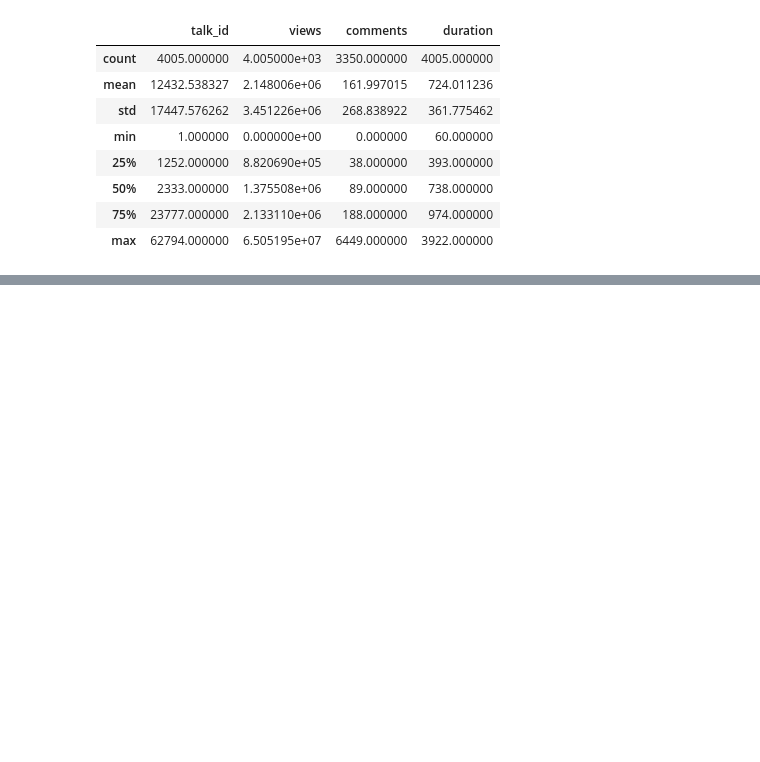
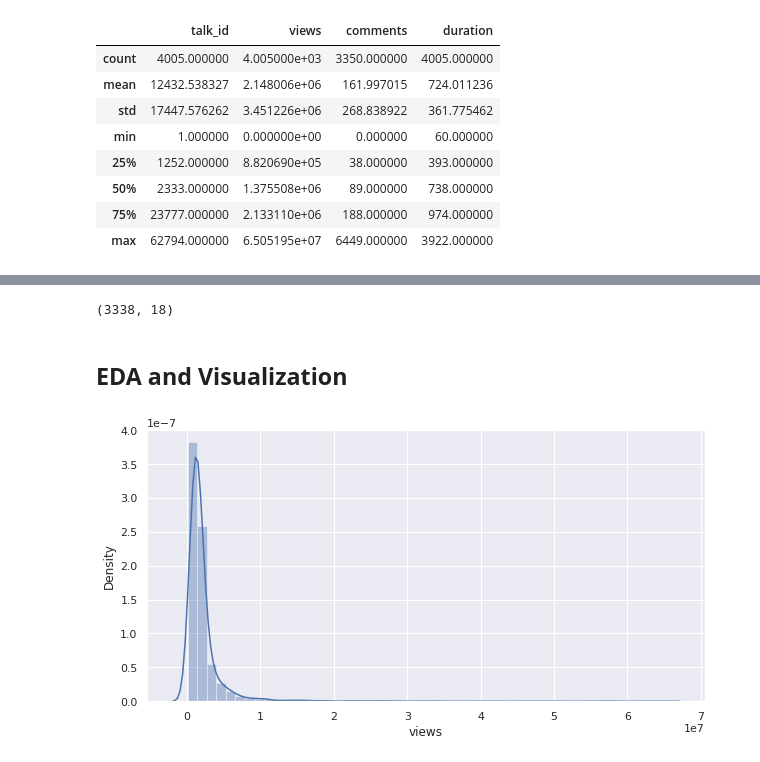
Before and after one commit to Prasad-Khedkar/TED-Talk-Views-Prediction, a Jupyter notebook: TED_Talk_Views_Prediction.ipynb, the cells around one changed output, grey strips where cells are left out. Drawn from its saved outputs; the diff is of its cells as text; code cells hidden in the pictures; blank space fills up the shorter version.

```diff
--- a/TED_Talk_Views_Prediction.ipynb
+++ b/TED_Talk_Views_Prediction.ipynb
@@ -72,4 +72,6 @@ df.describe()                           # Numerical attributes
 | 50% | 2333.000000 | 1.375508e+06 | 89.000000 | 738.000000 |
 | 75% | 23777.000000 | 2.133110e+06 | 188.000000 | 974.000000 |
 | max | 62794.000000 | 6.505195e+07 | 6449.000000 | 3922.000000 |
+# %%
+df = df.set_index('talk_id')           ## setting talk id as index
 # %%
@@ -95,3 +96,5 @@ url                 0
 description         0
 transcript          0
 dtype: int64
+# %%
+df.drop_duplicates(keep='first',inplace=True)             ## Dropping duplicate values and keeping the first record
@@ -97,0 +105,3 @@ dtype: int64
+# %%
+df = df.dropna(subset=['all_speakers' , 'occupations' , 'about_speakers' , 'recorded_date' , 'comments' ])       ## Dropping null values rows
+df.head()
@@ -97,0 +138,12 @@ dtype: int64
+# %%
+df.shape                    ## Final shape of our data
+# %% [output]
+(3338, 18)
+# %% [markdown]
+## **EDA and Visualization**
+# %%
+plt.figure(figsize=(10,5))
+sns.distplot(df['views'])                                                           ## Distplot of our dependent variable- 'views'
+plt.show()                                                                          ## Distplot is skewed(Positive)
+# %% [output]
+[figure, added]
```
Also changed, not shown: parts of 10 cells of this notebook.
